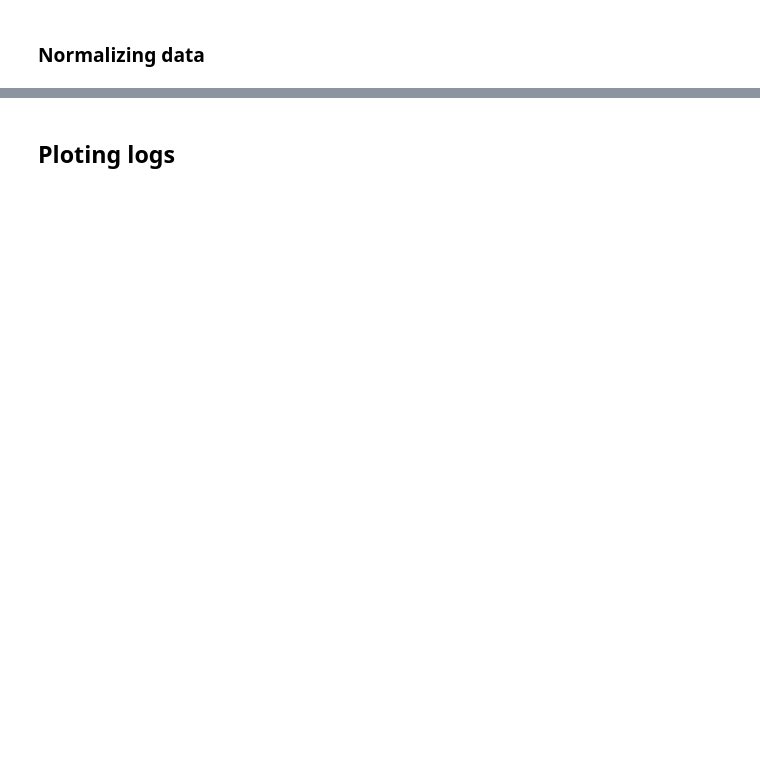
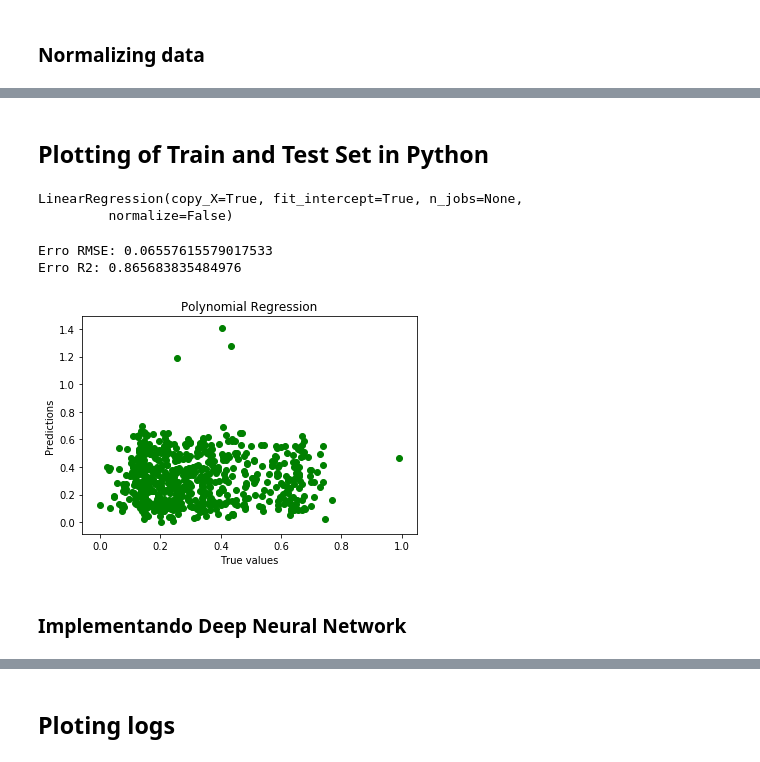
Before and after one commit to EloisaLira/Advanced_Data_Science_IBM_Specialization, a Jupyter notebook: Projeto_Otway_Basin_DNN_ML.ipynb, the cells around one changed output, grey strips where cells are left out. Saved outputs shown, nothing was run; the diff lists cells and outputs as text; code cells hidden in the pictures; blank space fills up the shorter version.

```diff
--- a/Projeto_Otway_Basin_DNN_ML.ipynb
+++ b/Projeto_Otway_Basin_DNN_ML.ipynb
@@ -534,0 +491,5 @@ ValueError: cannot insert Depth, already exists
+# %%
+
+#lembrando que so os perfis 'DT','GR','NPHI','RHOB','SP' foram normalizados:
+all_wells_dropped_normalizado.rename(columns={0:'DT',1:'GR',2:'NPHI',3:'RHOB',4:'SP'},inplace=True)
+all_wells_dropped_normalizado.shape
@@ -534,0 +498,10 @@ ValueError: cannot insert Depth, already exists
+# %%
+profundidade=all_wells_dropped['Depth']
+all_wells_dropped_normalizado['Depth']=profundidade
+
+caliper=all_wells_dropped['CALI']
+all_wells_dropped_normalizado['CALI']=caliper
+
+poco=all_wells_dropped['Well']
+all_wells_dropped_normalizado['Well']=poco
+all_wells_dropped_normalizado.head()
@@ -534,0 +530,59 @@ ValueError: cannot insert Depth, already exists
+# %%
+from sklearn.model_selection import train_test_split
+
+y=all_wells_dropped_normalizado['DT']
+X=all_wells_dropped_normalizado.drop(['DT','Well'],axis=1)
+# %%
+# test data sera de 20%
+X_train,X_test,y_train,y_test = train_test_split(X,y,test_size = 0.2)
+# %% [markdown]
+## Plotting of Train and Test Set in Python
+# %%
+import scipy
+from sklearn.linear_model import LinearRegression as lm
+from scipy.optimize import least_squares, curve_fit
+from sklearn.metrics import mean_squared_error
+from sklearn.metrics import r2_score
+
+lin = LinearRegression()
+
+lin.fit(X_train,y_train)
+
+# Fitting Polynomial Regression to the dataset
+from sklearn.preprocessing import PolynomialFeatures
+
+poly = PolynomialFeatures(degree = 2)
+model = poly.fit_transform(X_train,y_train)
+
+poly.fit(X_train,y_train)
+lin2 = LinearRegression()
+lin2.fit(X_train,y_train)
+# %% [output]
+LinearRegression(copy_X=True, fit_intercept=True, n_jobs=None,
+         normalize=False)
+# %%
+pred = lin.predict(X_test)
+test_set_rmse = (np.sqrt(mean_squared_error(y_test, pred)))
+test_set_r2 = r2_score(y_test, pred)
+
+print("Erro RMSE:",test_set_rmse)
+print("Erro R2:",test_set_r2)
+# %% [output]
+Erro RMSE: 0.06557615579017533
+Erro R2: 0.865683835484976
+# %%
+import matplotlib.pyplot as plt
+#y_test=y_test.values.reshape(-1, 1)
+# Visualising the Polynomial Regression results
+plt.scatter(y_test,predictions, color='green')
+#plt.plot(y_test, lin.predict(y_test), color='blue')
+plt.title('Polynomial Regression')
+plt.xlabel('True values')
+plt.ylabel('Predictions')
+
+plt.savefig('Regression_results.png')
+plt.show()
+# %% [output]
+[figure, added]
+# %% [markdown]
+### Implementando Deep Neural Network
```
Also changed, not shown: parts of 72 cells of this notebook.
